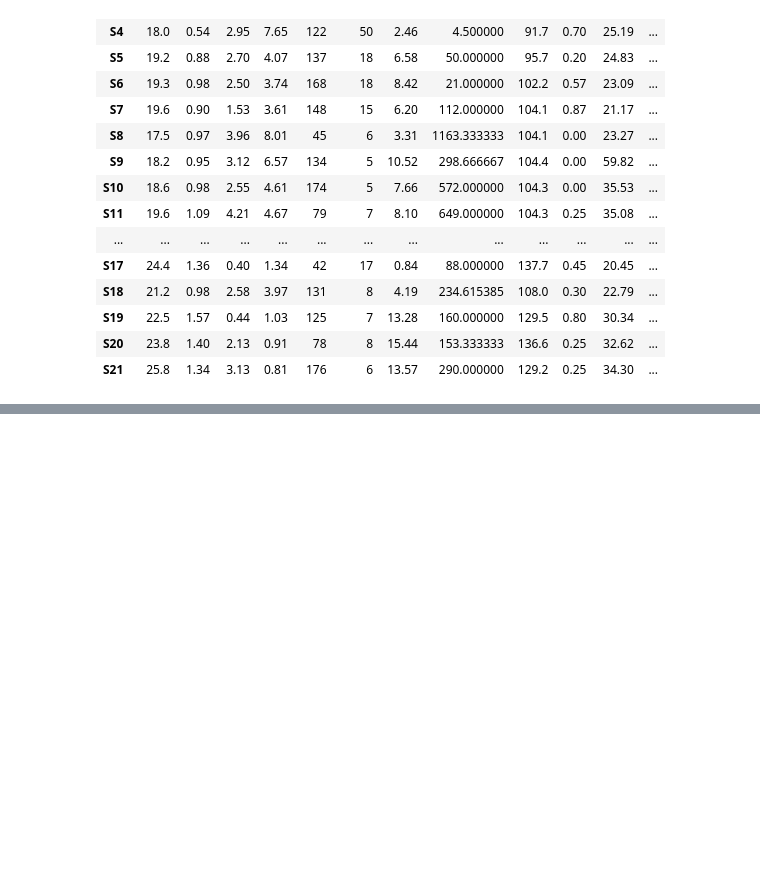
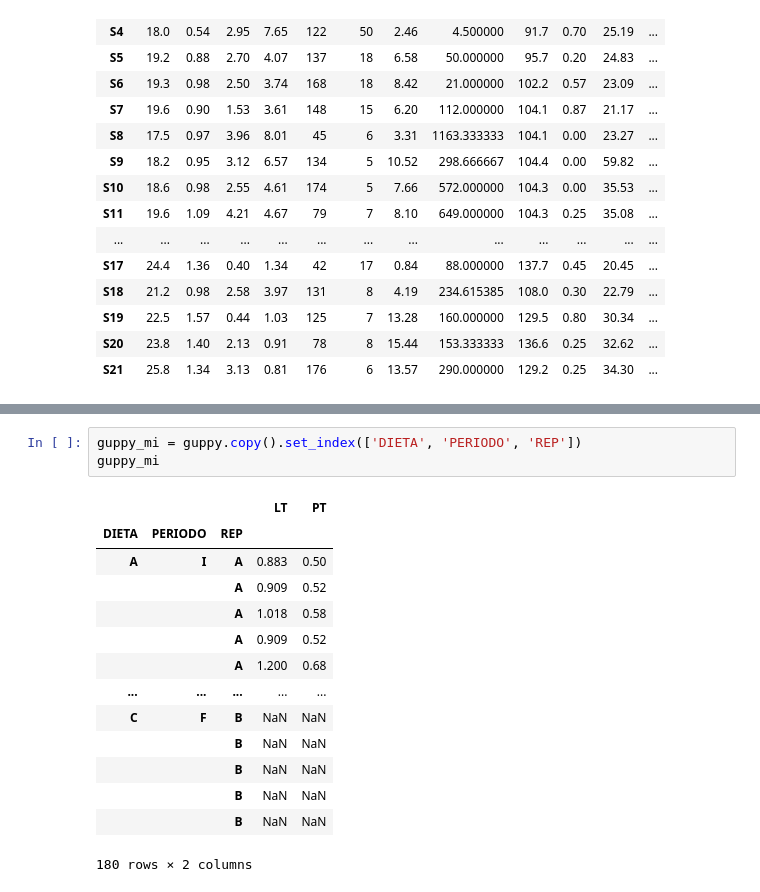
Before and after one commit to ArturoBell/py_biol, a Jupyter notebook: c04_pandas.ipynb, the cells around one changed output, grey strips where cells are left out. Saved outputs shown, nothing was run; the diff lists cells and outputs as text; blank space fills up the shorter version.

```diff
--- a/c04_pandas.ipynb
+++ b/c04_pandas.ipynb
@@ -500,0 +577,18 @@ fq[mask]
+# %%
+guppy_mi = guppy.copy().set_index(['DIETA', 'PERIODO', 'REP'])
+guppy_mi
+# %% [output]
+|  |  |  | LT | PT |
+| DIETA | PERIODO | REP |  |  |
+| A | I | A | 0.883 | 0.50 |
+|  |  | A | 0.909 | 0.52 |
+|  |  | A | 1.018 | 0.58 |
+|  |  | A | 0.909 | 0.52 |
+|  |  | A | 1.200 | 0.68 |
+| ... | ... | ... | ... | ... |
+| C | F | B | NaN | NaN |
+|  |  | B | NaN | NaN |
+|  |  | B | NaN | NaN |
+|  |  | B | NaN | NaN |
+|  |  | B | NaN | NaN |
+180 rows × 2 columns
```
Also changed, not shown: parts of 77 cells of this notebook.
